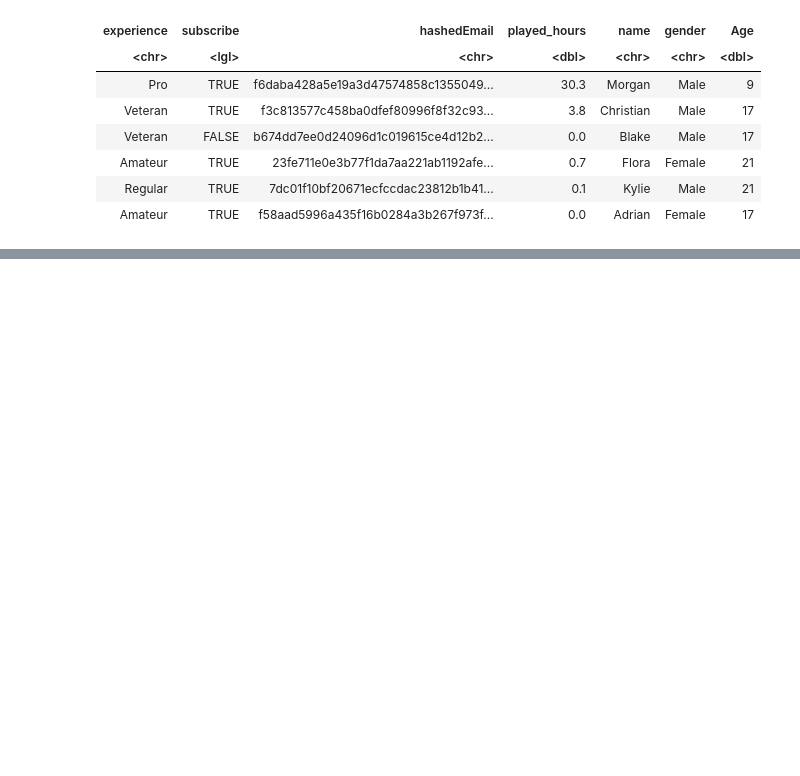
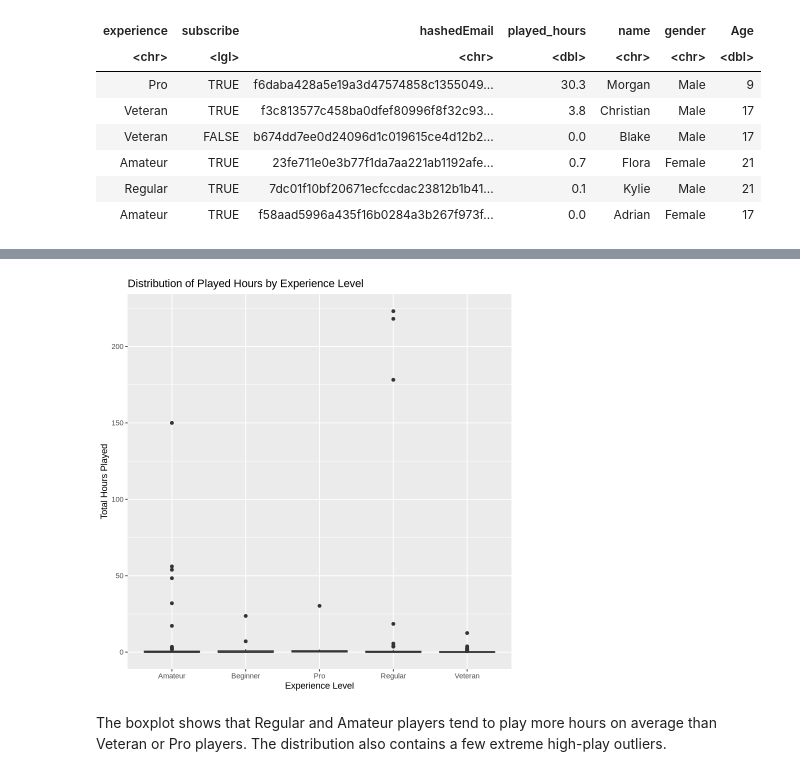
Before and after one commit to vmah1/dsci100-group-project, a Jupyter notebook: project.ipynb, the cells around one changed output, grey strips where cells are left out. Saved outputs shown, nothing was run; the diff lists cells and outputs as text; code cells hidden in the pictures; blank space fills up the shorter version.

Commit message:
Analysisng Methods & Results:
I did the Data Cleaning and wrangling, and summarized the exploratory data and visualized the key relationship

```diff
--- a/project.ipynb
+++ b/project.ipynb
@@ -94,3 +83,7 @@ A tibble: 6 × 7
 | Amateur | TRUE | 23fe711e0e3b77f1da7aa221ab1192afe... | 0.7 | Flora | Female | 21 |
 | Regular | TRUE | 7dc01f10bf20671ecfccdac23812b1b41... | 0.1 | Kylie | Male | 21 |
 | Amateur | TRUE | f58aad5996a435f16b0284a3b267f973f... | 0.0 | Adrian | Female | 17 |
+# %%
+players <- players |>
+  mutate(experience = as.factor(experience))
+players
@@ -96,0 +110,5 @@ A tibble: 6 × 7
+# %%
+players_clean <- players |>
+  filter(!is.na(Age)) |>
+  mutate(experience = factor(experience))
+players_clean
@@ -96,0 +168,10 @@ A tibble: 6 × 7
+# %%
+ggplot(players_clean, aes(x = experience, y = played_hours)) +
+  geom_boxplot() +
+  labs(y = "Total Hours Played",
+       x = "Experience Level",
+       title = "Distribution of Played Hours by Experience Level")
+# %% [output]
+[figure, added]
+# %% [markdown]
+The boxplot shows that Regular and Amateur players tend to play more hours on average than Veteran or Pro players. The distribution also contains a few extreme high-play outliers.
```
Also changed, not shown: parts of 6 cells of this notebook.
